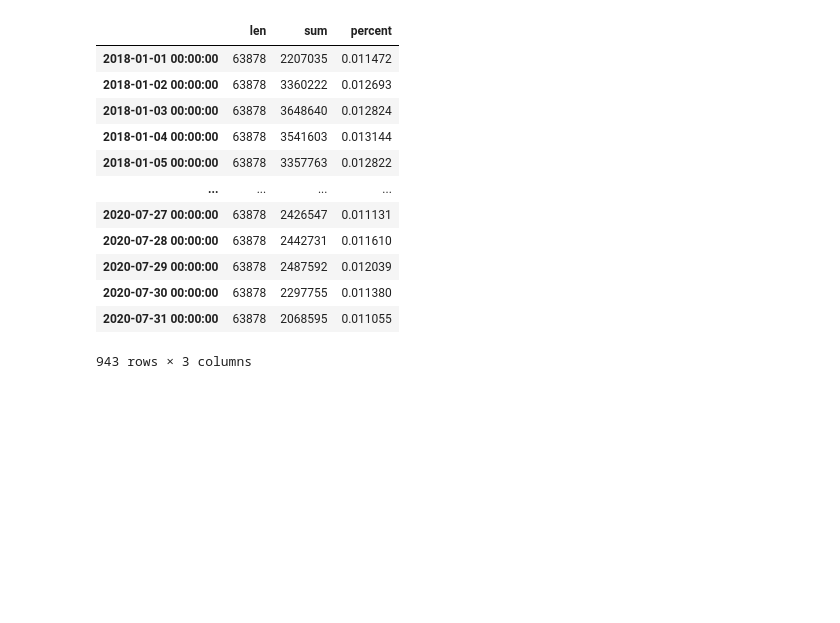
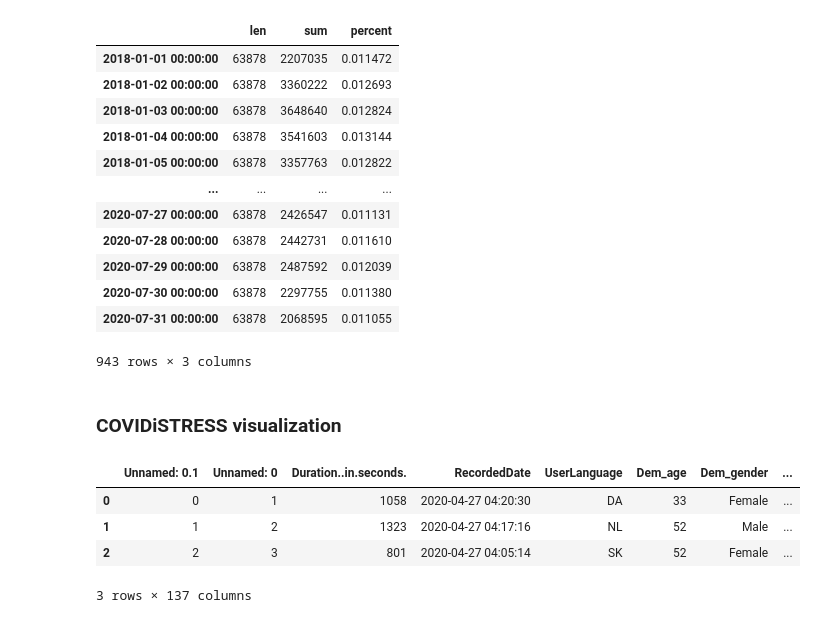
Before and after one commit to epfl-ada/ada-2022-project-adamsleg, a Jupyter notebook: main.ipynb, the cells around one changed output. Cells and saved outputs as stored; diff of their text form; code cells hidden in the pictures; blank space fills up the shorter version.

```diff
--- a/main.ipynb
+++ b/main.ipynb
@@ -92,3 +96,14 @@ pd.DataFrame.from_dict(STEM_medicineandhealth)
 | 2020-07-30 00:00:00 | 63878 | 2297755 | 0.011380 |
 | 2020-07-31 00:00:00 | 63878 | 2068595 | 0.011055 |
 943 rows × 3 columns
+# %% [markdown]
+### COVIDiSTRESS visualization
+# %%
+df_covidistress_april = pd.read_csv(COVIDISTRESS_APRIL)
+df_covidistress_april.head(3)
+# %% [output]
+|  | Unnamed: 0.1 | Unnamed: 0 | Duration..in.seconds. | RecordedDate | UserLanguage | Dem_age | Dem_gender | ... |
+| 0 | 0 | 1 | 1058 | 2020-04-27 04:20:30 | DA | 33 | Female | ... |
+| 1 | 1 | 2 | 1323 | 2020-04-27 04:17:16 | NL | 52 | Male | ... |
+| 2 | 2 | 3 | 801 | 2020-04-27 04:05:14 | SK | 52 | Female | ... |
+3 rows × 137 columns
```
Also changed, not shown: parts of 6 cells of this notebook, 1 other file.
